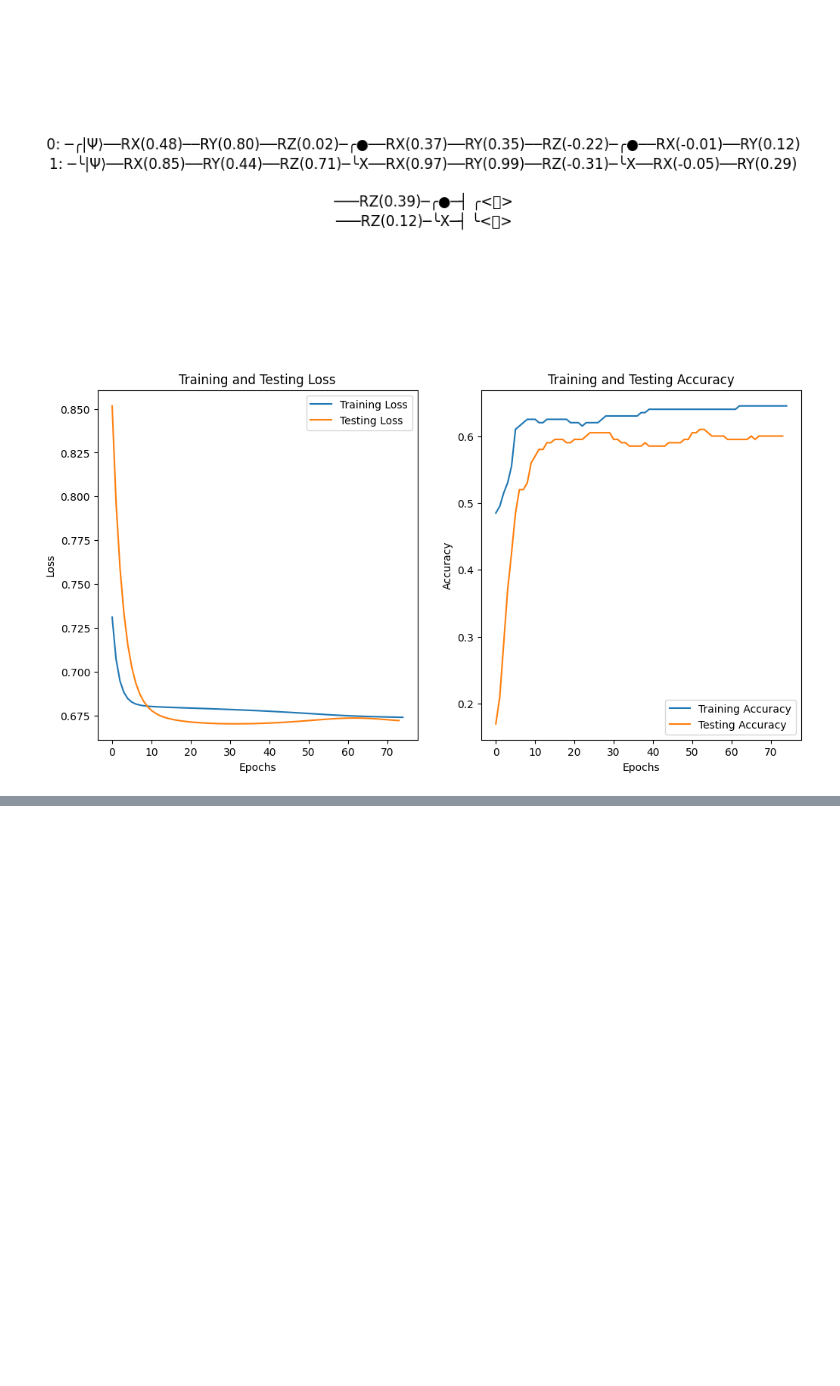
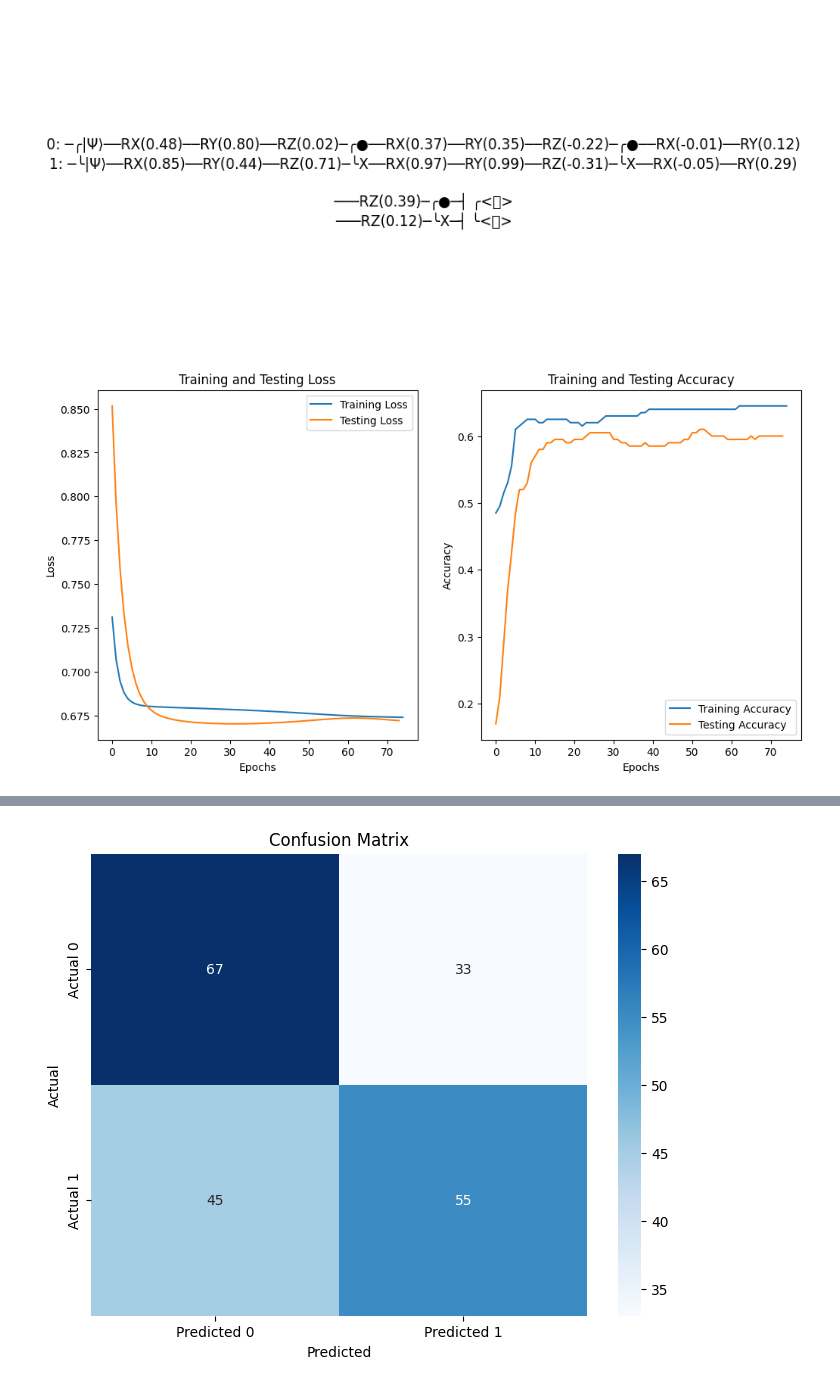
Before and after one commit to akmmuhitulislam/quantum-computing-courseproject, a Jupyter notebook: QCproject.ipynb, the cells around one changed output, grey strips where cells are left out. Cells and saved outputs as stored; diff of their text form; code cells hidden in the pictures; blank space fills up the shorter version.

```diff
--- a/QCproject.ipynb
+++ b/QCproject.ipynb
@@ -709,13 +769,19 @@ num_qubits = 2
 num_layers = 3
 dev = qml.device("braket.local.qubit", wires=num_qubits)
 
+# Define a custom observable
+def custom_observable(num_qubits):
+    # Sum of PauliX, PauliY, and PauliZ for each qubit
+    observable = sum([qml.PauliX(i) + qml.PauliY(i) + qml.PauliZ(i) for i in range(num_qubits)])
+    return observable
+
 @qml.qnode(dev, interface='torch')
 def quantum_circuit(params, features):
-    # Amplitude Embedding
+    # Amplitude Encoding
     qml.AmplitudeEmbedding(features, wires=range(num_qubits), pad_with=0., normalize=True)
 
     for l in range(num_layers):
-        # Parameterized circuit for classification
+        # Parameterized circuit/Ansatz for classification
         for i in range(num_qubits):
             qml.RX(params[l, i, 0], wires=i)
             qml.RY(params[l, i, 1], wires=i)
@@ -725,8 +791,8 @@ def quantum_circuit(params, features):
         for i in range(num_qubits - 1):
             qml.CNOT(wires=[i, i + 1])
 
-    # Measurement
-    return qml.expval(qml.PauliZ(0))
+    # Measurement of the custom observable
+    return qml.expval(custom_observable(num_qubits))
 
 def compute_accuracy_and_loss(circuit, params, feature, label):
     correct = 0
@@ -778,9 +844,10 @@ for epoch in range(epochs):
         correct, loss = compute_accuracy_and_loss(quantum_circuit, params, data, label)
         correct_train += correct
         total_loss += loss.item()
+        # Calculate the gradients
         loss.backward()
+        # Do the gradient update
         opt.step()
-
 
     avg_train_loss = total_loss / len(reduced_edge_x_train_torch)
     train_losses.append(avg_train_loss)
@@ -920,6 +987,8 @@ from collections import Counter
 from sklearn.decomposition import PCA
 import pennylane as qml
 import pickle
+import torch
+from torch.nn import BCELoss
 from torch.utils.data import DataLoader, SubsetRandomSampler, TensorDataset
 from torchvision import datasets, transforms
 
@@ -975,7 +1044,7 @@ def apply_pca_to_dataset(dataset, num_components=10):
     reduced_dataset = pca.fit_transform(flattened_images)
     return reduced_dataset, pca
 
-
+# The number of qubits
 num_qubits = 2
 # Load MNIST dataset
 batch_size = 16
@@ -1079,7 +1148,7 @@ def quantum_circuit(params, features):
 # # Cost Function
 def cost(params, feature, label):
     #print((torch.abs(quantum_circuit(params, feature)) >= 0.5).int(),torch.abs(quantum_circuit(params, feature)), label)
-    return criterion(torch.abs(quantum_circuit(params, feature)), label)
+    return criterion(torch.sigmoid(quantum_circuit(params, feature)), label)
 
 # Getting both cost and accuracy for illustration purposes
 def compute_accuracy_and_loss(circuit, params, feature, label):
@@ -1118,7 +1187,6 @@ test_accuracies = []
 test_losses = []
 best_accuracy = 0
 best_params = None
-batch_size = 16
 
 # Training loop
 for epoch in range(epochs):
@@ -1131,11 +1199,12 @@ for epoch in range(epochs):
         correct, loss = compute_accuracy_and_loss(quantum_circuit, params, data, label)
         correct_train += correct
         total_loss += loss.item()
+        # Calculate the gradients
         loss.backward()
+        # Do the gradient update
         opt.step()
 
-
-    avg_train_loss = total_loss / len(train_loader)
+    avg_train_loss = total_loss / len(reduced_edge_x_train_torch)
     train_losses.append(avg_train_loss)
     train_accuracy = correct_train / len(reduced_edge_x_train_torch)
     train_accuracies.append(train_accuracy)
@@ -1149,7 +1218,7 @@ for epoch in range(epochs):
             total_test_loss += loss.item()
             correct_test += correct
 
-    avg_test_loss = total_test_loss / len(test_loader)
+    avg_test_loss = total_test_loss / test_subset_size
     test_accuracy = correct_test / test_subset_size
     test_losses.append(avg_test_loss)
     test_accuracies.append(test_accuracy)
@@ -1253,0 +1382,16 @@ plt.show()
+# %%
+import seaborn as sns
+from sklearn.metrics import confusion_matrix
+
+# Calculate the confusion matrix
+conf_matrix = confusion_matrix(y_test_torch, test_predictions)
+
+# Plot
+plt.figure(figsize=(8, 6))
+sns.heatmap(conf_matrix, annot=True, fmt='d', cmap='Blues', xticklabels=['Predicted 0', 'Predicted 1'], yticklabels=['Actual 0', 'Actual 1'])
+plt.ylabel('Actual')
+plt.xlabel('Predicted')
+plt.title('Confusion Matrix')
+plt.savefig('confusion_matrix.svg', format='svg')
+# %% [output]
+[figure, added]
```
Also changed, not shown: parts of 9 cells of this notebook, 2 other files.
